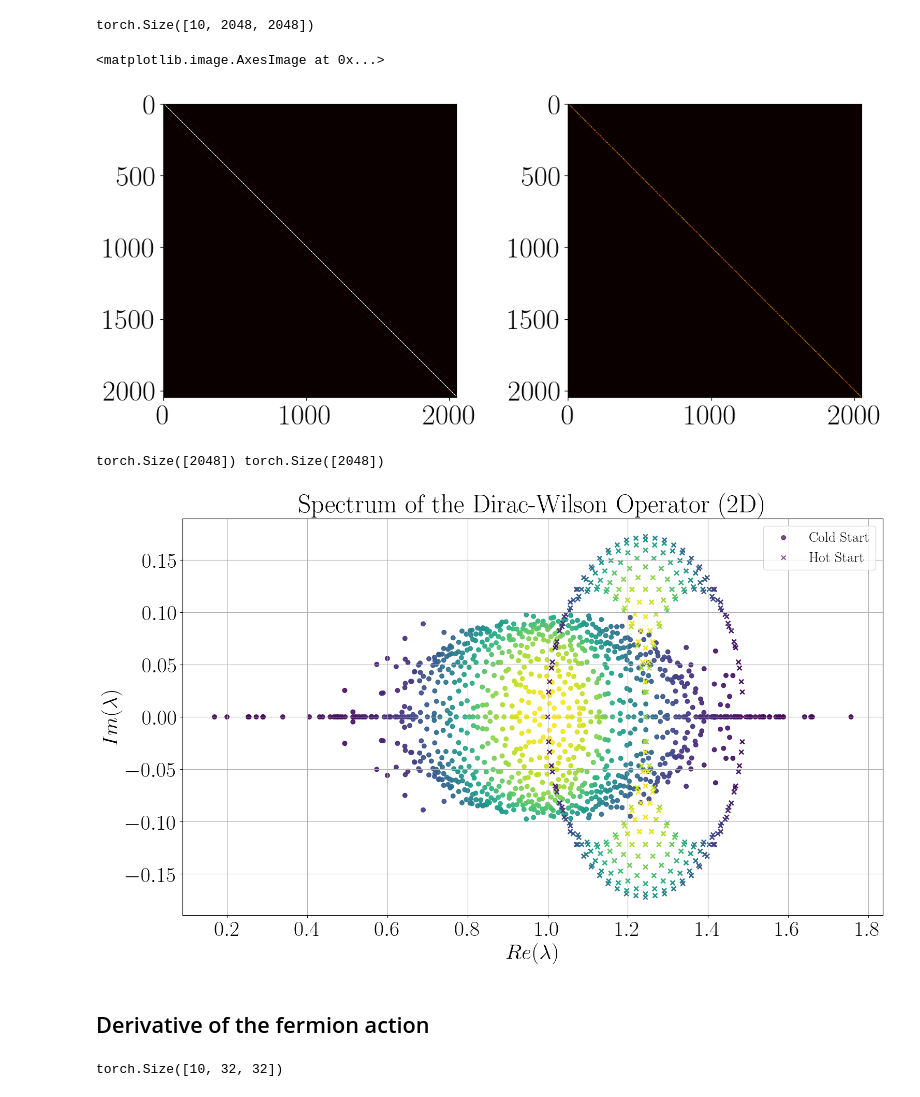
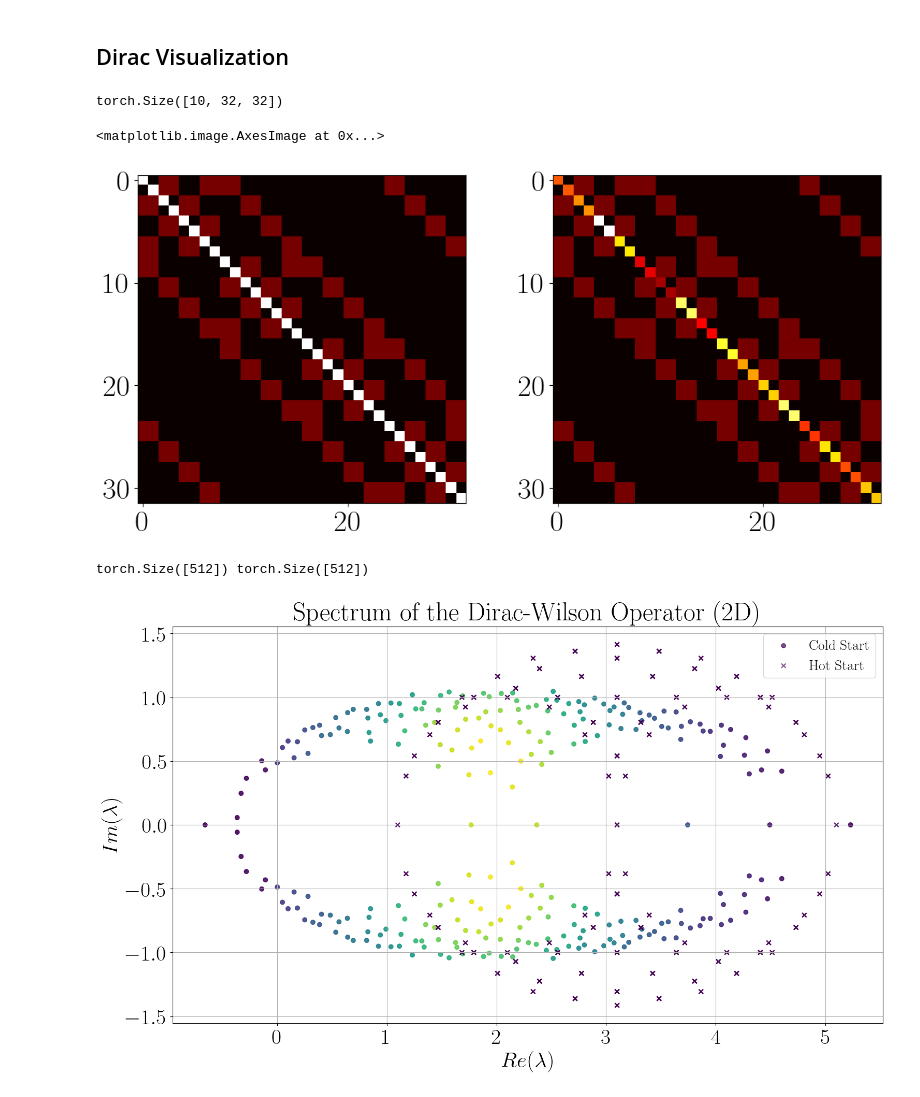
Before and after one commit to orginos/torchQFT, a Jupyter notebook: njl.ipynb, the cells around one changed output. Saved outputs shown, nothing was run; the diff lists cells and outputs as text; code cells hidden in the pictures.

Commit message:
NJL model working. Two point correlation function added but there are issues with state contamination

```diff
--- a/njl.ipynb
+++ b/njl.ipynb
@@ -52,23 +46,25 @@ mpl.rc('font', **font)
+# %% [markdown]
+## Dirac Visualization
 # %%
 import njl as psi
-L = 32
-model = psi.njl(V=(L,L), l=4.0, m=0.1,Nf=2,batch_size=10)
+L =4
+model = psi.field(V=(L,L), l=0.2, m=0.1,Nf=2,batch_size=10)
 sig=model.hotStart()
-D_W = model.build_DW_wilson(sig)
+D_W = model.build_D_unscaled(sig)
 sig1=model.coldStart()
-D_W1 = model.build_DW_wilson(sig1)
+D_W1 = model.build_D_unscaled(sig1)
 
 # Verifica dimensiones
 print(D_W.shape)  # torch.Size([32, 32]) para L=4
 #print imshow
 import matplotlib.pyplot as plt
 fig, ax = plt.subplots(1, 2, figsize=(12, 6))
-ax[1].imshow(D_W[1].abs().numpy(), cmap='hot', interpolation='nearest')
-ax[0].imshow(D_W1[1].abs().numpy(), cmap='hot', interpolation='nearest')
+ax[1].imshow(D_W[1].abs().numpy()[:120,:120], cmap='hot', interpolation='nearest')
+ax[0].imshow(D_W1[1].abs().numpy()[:120,:120], cmap='hot', interpolation='nearest')
 # %% [output]
-torch.Size([10, 2048, 2048])
+torch.Size([10, 32, 32])
 <matplotlib.image.AxesImage at 0x...>
-[figure, old version]
+[figure, new version]
 # %%
 eigvals = tr.linalg.eigvals(D_W[0])
 eigenvals1 = tr.linalg.eigvals(D_W1[0])
@@ -79,10 +75,11 @@ eigenvals1_np = eigenvals1 .detach().cpu().numpy()
 plt.figure(figsize=(16, 10))
 #points random colors
 colors = plt.cm.viridis(np.linspace(0, 1, eigvals_np.shape[0]))
+colors1= plt.cm.viridis(np.linspace(-1, 0, eigvals_np.shape[0]))
 #random colors
 #colors = np.random.rand(eigvals_np.shape[0], 3)
 plt.scatter(eigvals_np.real, eigvals_np.imag,alpha=0.7, marker='o',color=colors,label='Cold Start')
-plt.scatter(eigenvals1_np.real, eigenvals1_np.imag,alpha=0.7, marker='x',color=colors,label='Hot Start')
+plt.scatter(eigenvals1_np.real, eigenvals1_np.imag,alpha=0.7, marker='x',color=colors1,label='Hot Start')
 plt.legend(fontsize=20)
 plt.xlabel(r"$Re(\lambda)$")
 plt.ylabel(r"$Im(\lambda)$")
@@ -94,7 +91,5 @@ plt.grid(True)
 #plt.gca().set_aspect('equal')
 plt.show()
 # %% [output]
-torch.Size([2048]) torch.Size([2048])
+torch.Size([512]) torch.Size([512])
-[figure, old version]
+[figure, new version]
-# %% [markdown]
-## Derivative of the fermion action
@@ -117,4 +95,0 @@ for x_pos in range(L):
-# %%
-force.shape
-# %% [output]
-torch.Size([10, 32, 32])
```
Also changed, not shown: parts of 25 cells of this notebook, 5 other files.
